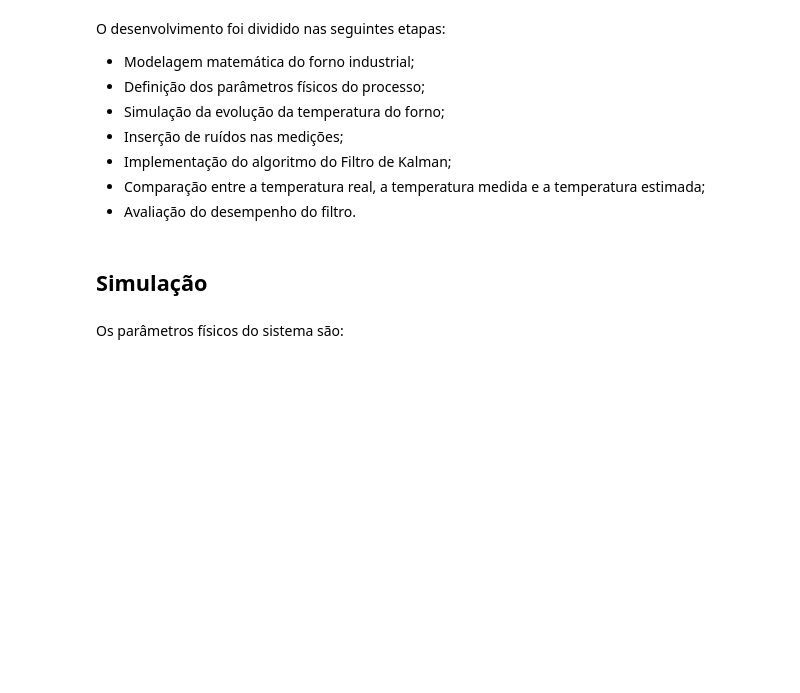
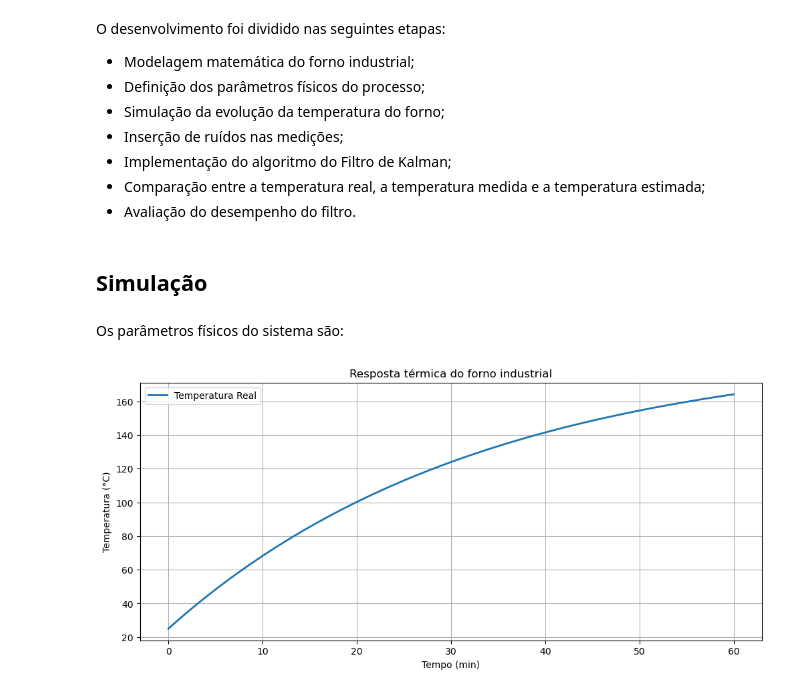
Before and after one commit to lhmarques2002-jpg/Instrumentacao_Industrial, a Jupyter notebook: Filtros_Kalman/Trabalho_FiltrosKalman.ipynb, the cells around one changed output. Saved outputs shown, nothing was run; the diff lists cells and outputs as text; code cells hidden in the pictures; blank space fills up the shorter version.

```diff
--- a/Filtros_Kalman/Trabalho_FiltrosKalman.ipynb
+++ b/Filtros_Kalman/Trabalho_FiltrosKalman.ipynb
@@ -176,0 +214,41 @@ Os parâmetros físicos do sistema são:
+# %%
+# ==========================
+# MODELO DO FORNO
+# ==========================
+
+def simular_forno():
+
+    T = np.zeros(len(t))
+
+    T[0] = Tamb
+
+    for k in range(len(t)-1):
+
+        dT = (P - h*(T[k]-Tamb))/(m*cp)
+
+        T[k+1] = T[k] + dT*dt
+
+    return T
+# %%
+# ==========================
+# SIMULAÇÃO DO FORNO
+# ==========================
+
+temperatura_real = simular_forno()
+
+plt.figure(figsize=(12,5))
+
+plt.plot(t/60,
+         temperatura_real,
+         linewidth=2,
+         label='Temperatura Real')
+
+plt.xlabel("Tempo (min)")
+plt.ylabel("Temperatura (°C)")
+plt.title("Resposta térmica do forno industrial")
+plt.grid(True)
+plt.legend()
+
+plt.show()
+# %% [output]
+[figure, added]
```
Also changed, not shown: parts of 9 cells of this notebook.
